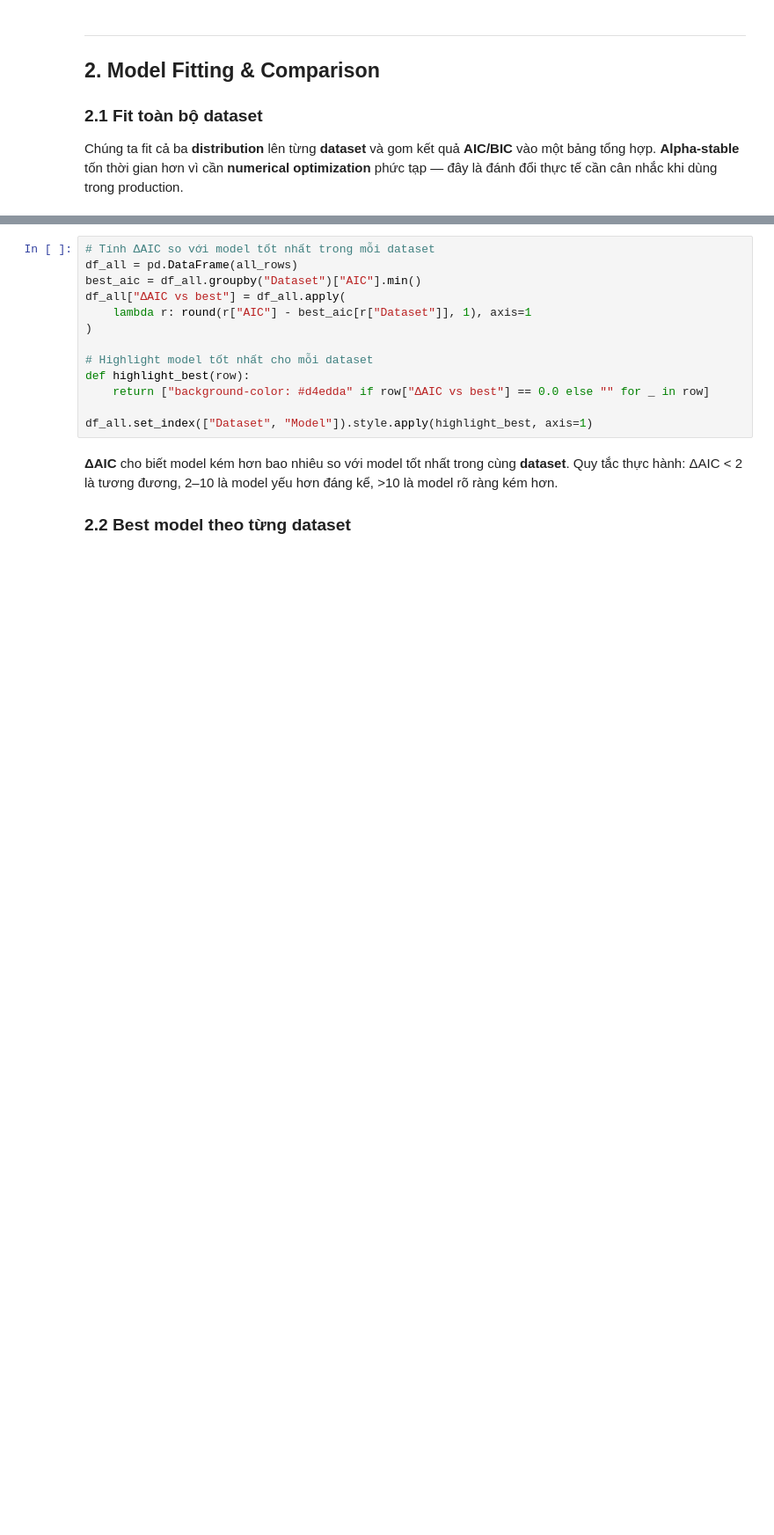
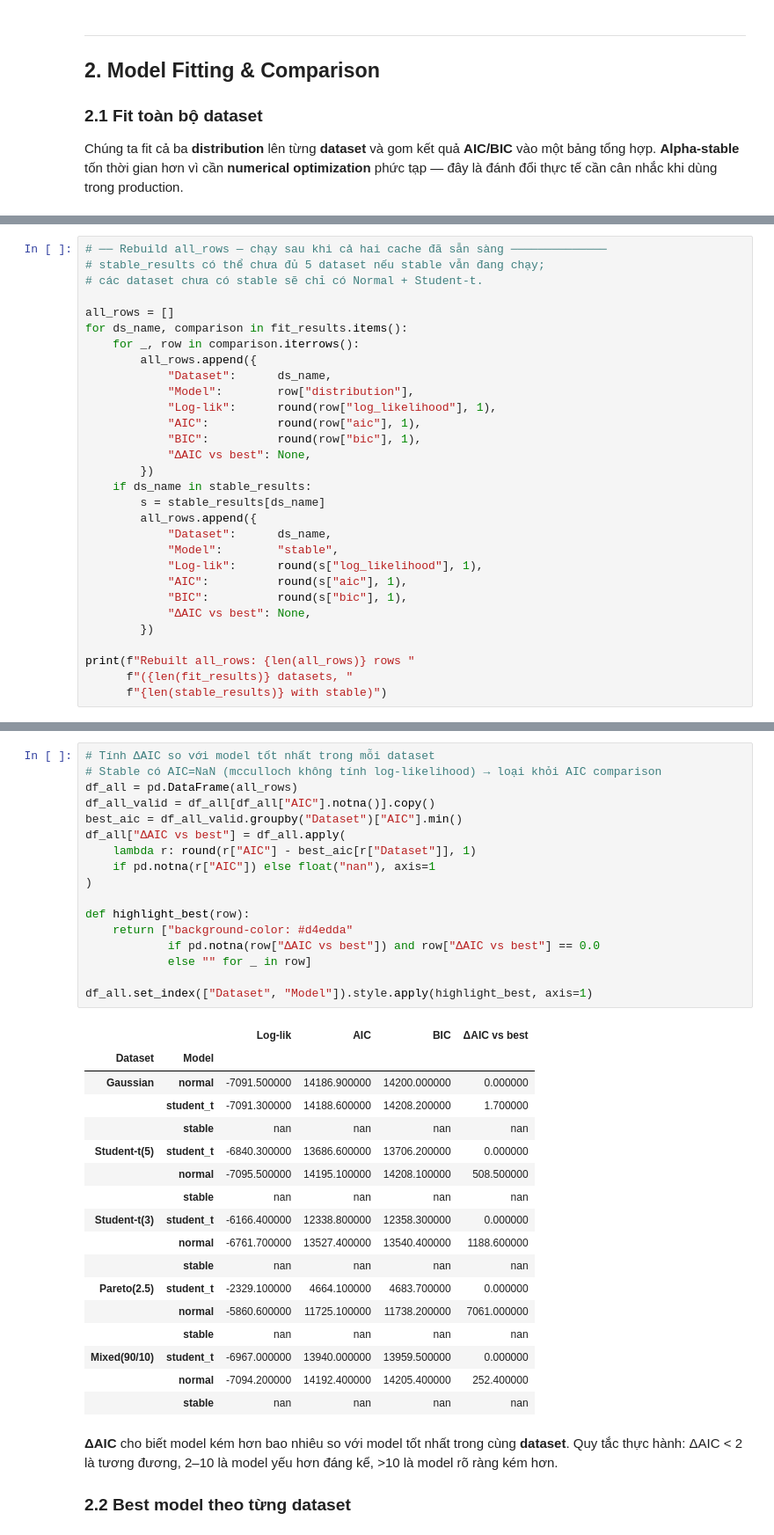
Before and after one commit to thisYui/Fat-Tail-Risk, a Jupyter notebook: notebooks/03_distribution_modeling.ipynb, the cells around one changed output, grey strips where cells are left out. Shown at 88% size. Cells and saved outputs as stored; diff of their text form; blank space fills up the shorter version.

```diff
--- a/notebooks/03_distribution_modeling.ipynb
+++ b/notebooks/03_distribution_modeling.ipynb
@@ -125,0 +153,30 @@ for ds_name, comparison in fit_results.items():
+# %%
+# ── Rebuild all_rows — chạy sau khi cả hai cache đã sẵn sàng ──────────────
+# stable_results có thể chưa đủ 5 dataset nếu stable vẫn đang chạy;
+# các dataset chưa có stable sẽ chỉ có Normal + Student-t.
+
+all_rows = []
+for ds_name, comparison in fit_results.items():
+    for _, row in comparison.iterrows():
+        all_rows.append({
+            "Dataset":      ds_name,
+            "Model":        row["distribution"],
+            "Log-lik":      round(row["log_likelihood"], 1),
+            "AIC":          round(row["aic"], 1),
+            "BIC":          round(row["bic"], 1),
+            "ΔAIC vs best": None,
+        })
+    if ds_name in stable_results:
+        s = stable_results[ds_name]
+        all_rows.append({
+            "Dataset":      ds_name,
+            "Model":        "stable",
+            "Log-lik":      round(s["log_likelihood"], 1),
+            "AIC":          round(s["aic"], 1),
+            "BIC":          round(s["bic"], 1),
+            "ΔAIC vs best": None,
+        })
+
+print(f"Rebuilt all_rows: {len(all_rows)} rows "
+      f"({len(fit_results)} datasets, "
+      f"{len(stable_results)} with stable)")
@@ -126,16 +185,38 @@ for ds_name, comparison in fit_results.items():
 # %%
 # Tính ΔAIC so với model tốt nhất trong mỗi dataset
+# Stable có AIC=NaN (mcculloch không tính log-likelihood) → loại khỏi AIC comparison
 df_all = pd.DataFrame(all_rows)
-best_aic = df_all.groupby("Dataset")["AIC"].min()
+df_all_valid = df_all[df_all["AIC"].notna()].copy()
+best_aic = df_all_valid.groupby("Dataset")["AIC"].min()
 df_all["ΔAIC vs best"] = df_all.apply(
-    lambda r: round(r["AIC"] - best_aic[r["Dataset"]], 1), axis=1
+    lambda r: round(r["AIC"] - best_aic[r["Dataset"]], 1)
+    if pd.notna(r["AIC"]) else float("nan"), axis=1
 )
 
-# Highlight model tốt nhất cho mỗi dataset
 def highlight_best(row):
-    return ["background-color: #d4edda" if row["ΔAIC vs best"] == 0.0 else "" for _ in row]
+    return ["background-color: #d4edda"
+            if pd.notna(row["ΔAIC vs best"]) and row["ΔAIC vs best"] == 0.0
+            else "" for _ in row]
 
 df_all.set_index(["Dataset", "Model"]).style.apply(highlight_best, axis=1)
+# %% [output]
+|  |  | Log-lik | AIC | BIC | ΔAIC vs best |
+| Dataset | Model |  |  |  |  |
+| Gaussian | normal | -7091.500000 | 14186.900000 | 14200.000000 | 0.000000 |
+|  | student_t | -7091.300000 | 14188.600000 | 14208.200000 | 1.700000 |
+|  | stable | nan | nan | nan | nan |
+| Student-t(5) | student_t | -6840.300000 | 13686.600000 | 13706.200000 | 0.000000 |
+|  | normal | -7095.500000 | 14195.100000 | 14208.100000 | 508.500000 |
+|  | stable | nan | nan | nan | nan |
+| Student-t(3) | student_t | -6166.400000 | 12338.800000 | 12358.300000 | 0.000000 |
+|  | normal | -6761.700000 | 13527.400000 | 13540.400000 | 1188.600000 |
+|  | stable | nan | nan | nan | nan |
+| Pareto(2.5) | student_t | -2329.100000 | 4664.100000 | 4683.700000 | 0.000000 |
+|  | normal | -5860.600000 | 11725.100000 | 11738.200000 | 7061.000000 |
+|  | stable | nan | nan | nan | nan |
+| Mixed(90/10) | student_t | -6967.000000 | 13940.000000 | 13959.500000 | 0.000000 |
+|  | normal | -7094.200000 | 14192.400000 | 14205.400000 | 252.400000 |
+|  | stable | nan | nan | nan | nan |
 # %% [markdown]
 **ΔAIC** cho biết model kém hơn bao nhiêu so với model tốt nhất trong cùng **dataset**. Quy tắc thực hành: ΔAIC < 2 là tương đương, 2–10 là model yếu hơn đáng kể, >10 là model rõ ràng kém hơn.
 
```
Also changed, not shown: parts of 16 cells of this notebook, 8 other files.
